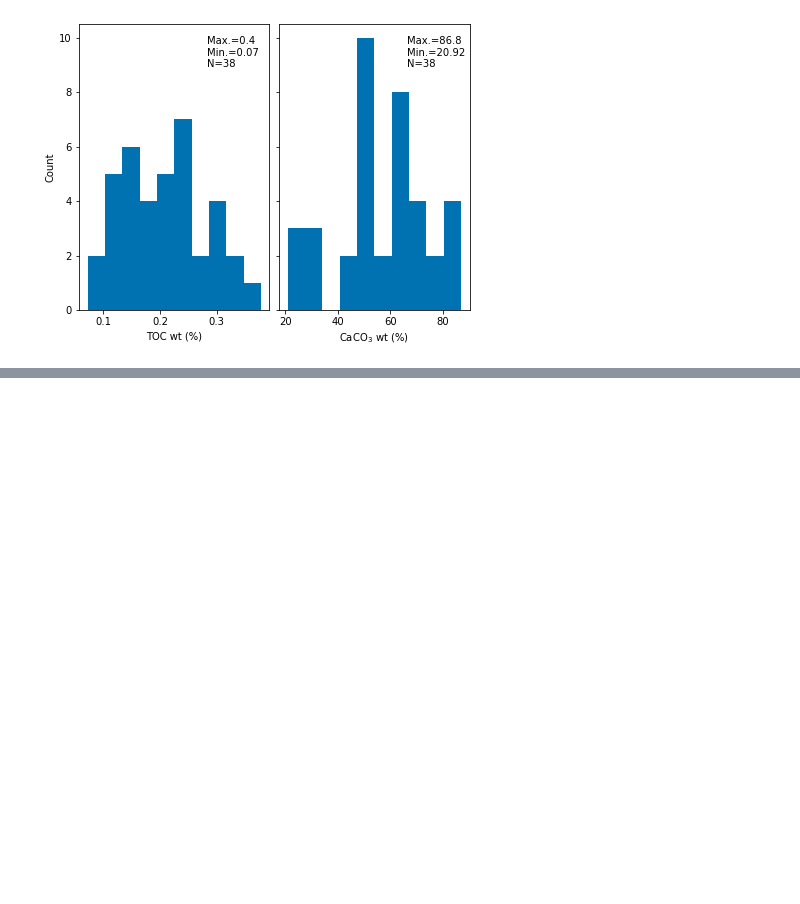
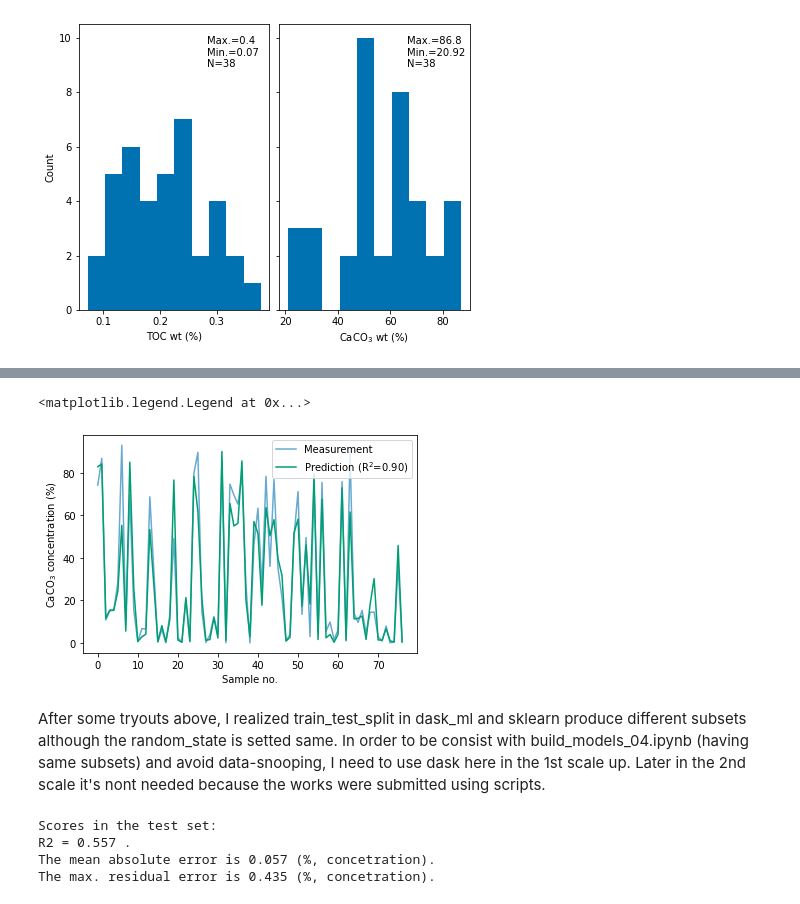
Before and after one commit to dispink/CaCO3_NWP, a Jupyter notebook: plot_for_paper.ipynb, the cells around one changed output, grey strips where cells are left out. Drawn from its saved outputs; the diff is of its cells as text; code cells hidden in the pictures; blank space fills up the shorter version.

```diff
--- a/plot_for_paper.ipynb
+++ b/plot_for_paper.ipynb
@@ -170,0 +240,12 @@ fig.savefig('results/data_hist_pilot_{}.png'.format(date))
+# %%
+from dask_ml.model_selection import train_test_split
+import dask.dataframe as dd
+
+merge_df = dd.read_csv('data/spe+bulk_dataset_20201008.csv')
+X = merge_df.iloc[:, 1: -5].to_dask_array(lengths=True)
+X = X / X.sum(axis = 1, keepdims = True)
+y = merge_df['CaCO3%'].to_dask_array(lengths=True)
+
+X_train, X_test, y_train, y_test = train_test_split(X, y, test_size = 0.2, shuffle = True, random_state = 24)
+# %%
+y_predict = np.exp(model_ca.predict(X_test))
@@ -170,0 +266,13 @@ fig.savefig('results/data_hist_pilot_{}.png'.format(date))
+# %%
+plt.plot(range(len(y_predict)), y_test, alpha=0.6, label='Measurement')
+plt.plot(range(len(y_predict)), y_predict, label='Prediction (R$^2$={:.2f})'.format(r2_score(y_test, y_predict)))
+#plt.text(12, -7, r'R$^2$={:.2f}, mean ab. error={:.2f}, max. ab. error={:.2f}'.format(grid.best_score_, mean_absolute_error(y_ttest, y_predict), max_error(y_ttest, y_predict)))
+plt.ylabel('CaCO$_3$ concentration (%)')
+plt.xlabel('Sample no.')
+plt.legend(loc = 'upper right')
+#plt.savefig('results/caco3_predictions_nmr+svr_{}.png'.format(date))
+# %% [output]
+<matplotlib.legend.Legend at 0x...>
+[figure, added]
+# %% [markdown]
+After some tryouts above, I realized train_test_split in dask_ml and sklearn produce different subsets although the random_state is setted same. In order to be consist with build_models_04.ipynb (having same subsets) and avoid data-snooping, I need to use dask here in the 1st scale up. Later in the 2nd scale it's nont needed because the works were submitted using scripts.
@@ -170,0 +301,14 @@ fig.savefig('results/data_hist_pilot_{}.png'.format(date))
+# %%
+from sklearn.metrics import r2_score
+from sklearn.metrics import mean_absolute_error
+from sklearn.metrics import max_error
+
+print('Scores in the test set:')
+print('R2 = {:.3f} .'.format(r2_score(y_toc_test, y_toc_predict)))
+print('The mean absolute error is {:.3f} (%, concetration).'.format(mean_absolute_error(y_toc_test, y_toc_predict)))
+print('The max. residual error is {:.3f} (%, concetration).'.format(max_error(y_toc_test, y_toc_predict)))
+# %% [output]
+Scores in the test set:
+R2 = 0.557 .
+The mean absolute error is 0.057 (%, concetration).
+The max. residual error is 0.435 (%, concetration).
```
Also changed, not shown: parts of 23 cells of this notebook.
